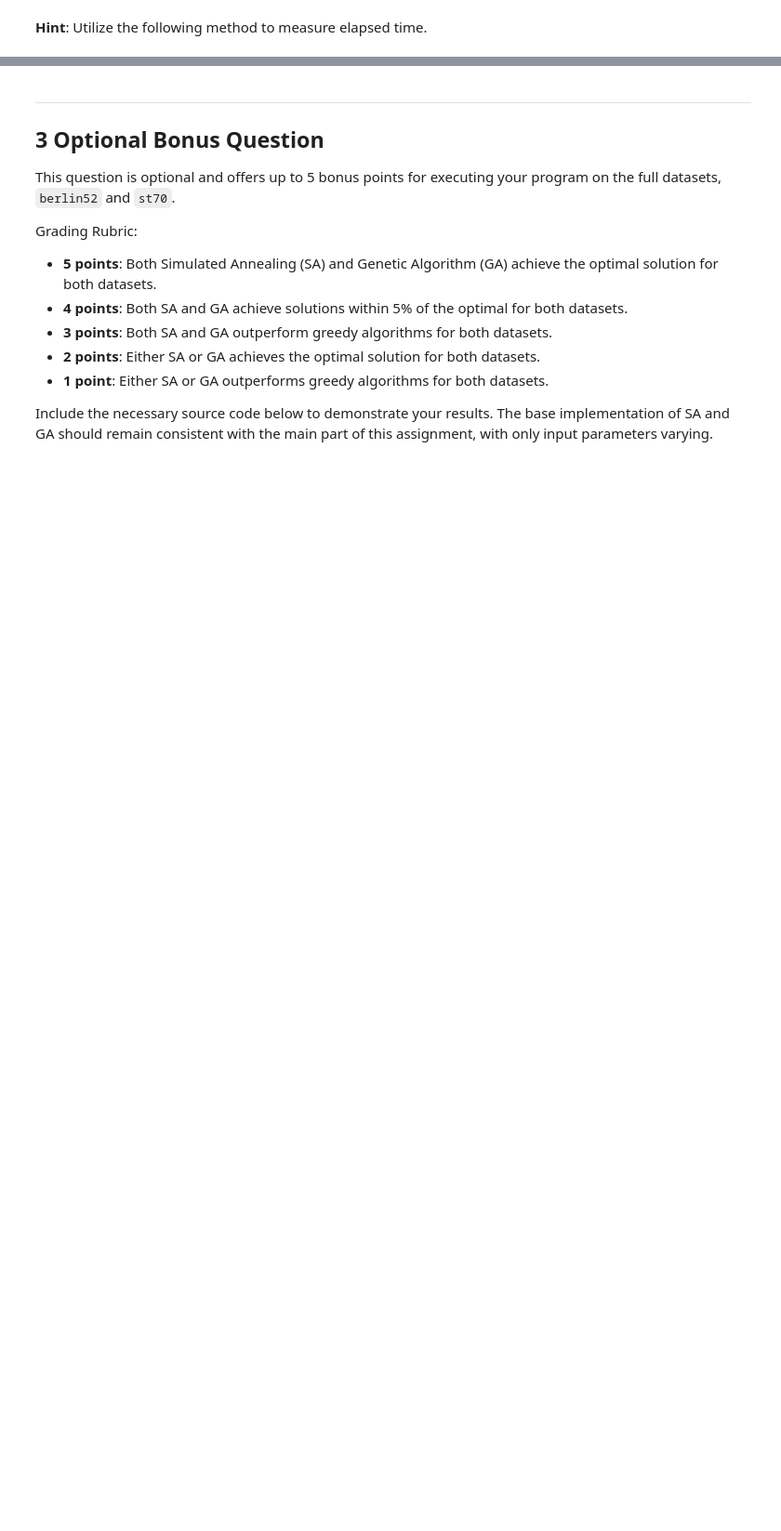
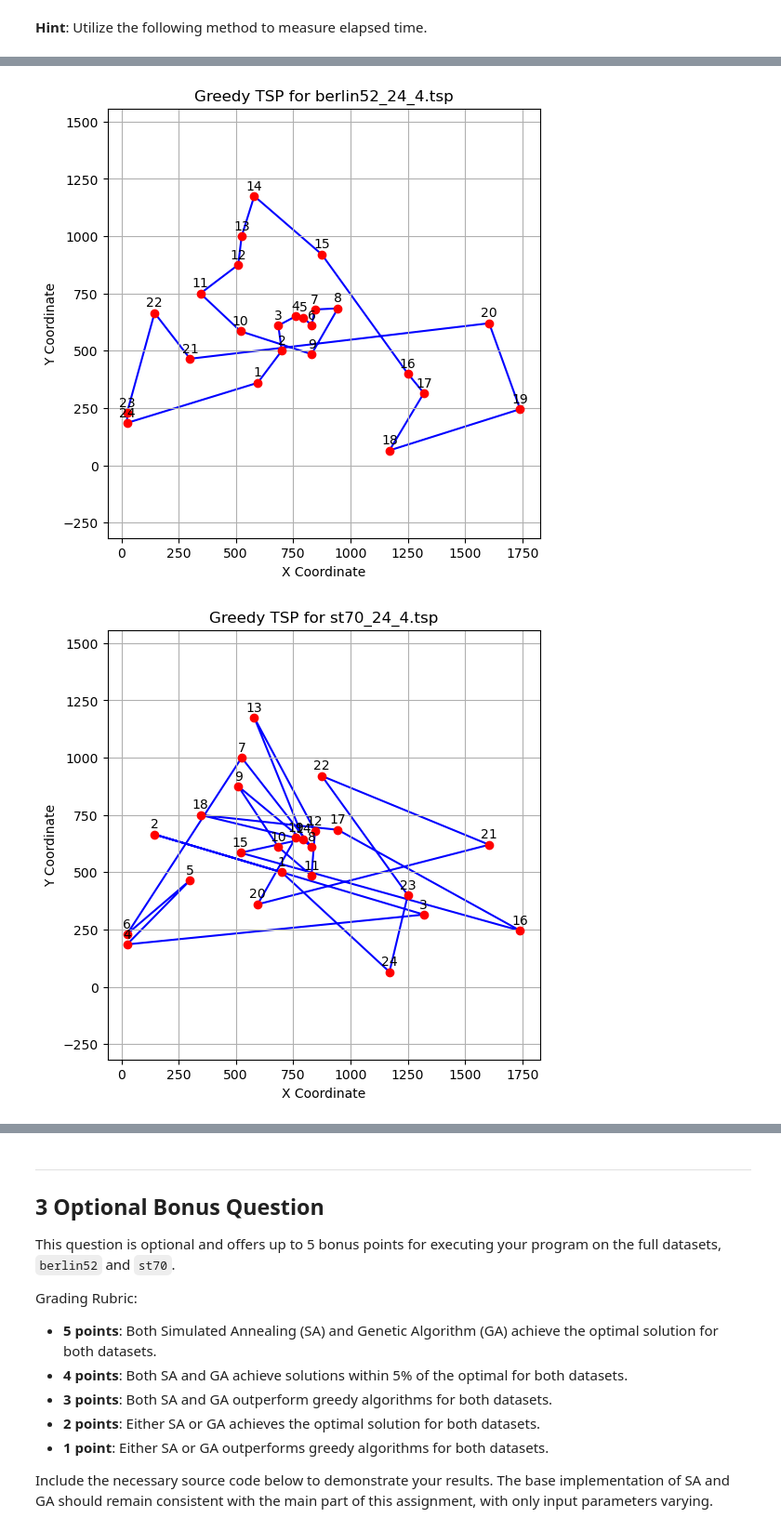
Before and after one commit to vanishabagga/CSI4106-A2, a Jupyter notebook: A4/csi4106_f24_a4_template.ipynb, the cells around one changed output, grey strips where cells are left out. Shown at 93% size. Drawn from its saved outputs; the diff is of its cells as text; code cells hidden in the pictures; blank space fills up the shorter version.

Commit message:
graphs and observations

```diff
--- a/A4/csi4106_f24_a4_template.ipynb
+++ b/A4/csi4106_f24_a4_template.ipynb
@@ -1297,0 +1372,6 @@ Answer here:
+# %%
+plot_tsp_path(berlin52_24_4, greedy_tsp(get_distance_matrix(berlin52_24_4))[0], title='Greedy TSP for berlin52_24_4.tsp')
+plot_tsp_path(berlin52_24_4, greedy_tsp(get_distance_matrix(st70_24_4))[0], title='Greedy TSP for st70_24_4.tsp')
+# %% [output]
+[figure, added]
+[figure, added]
```
Also changed, not shown: parts of 11 cells of this notebook, 2 other files.
